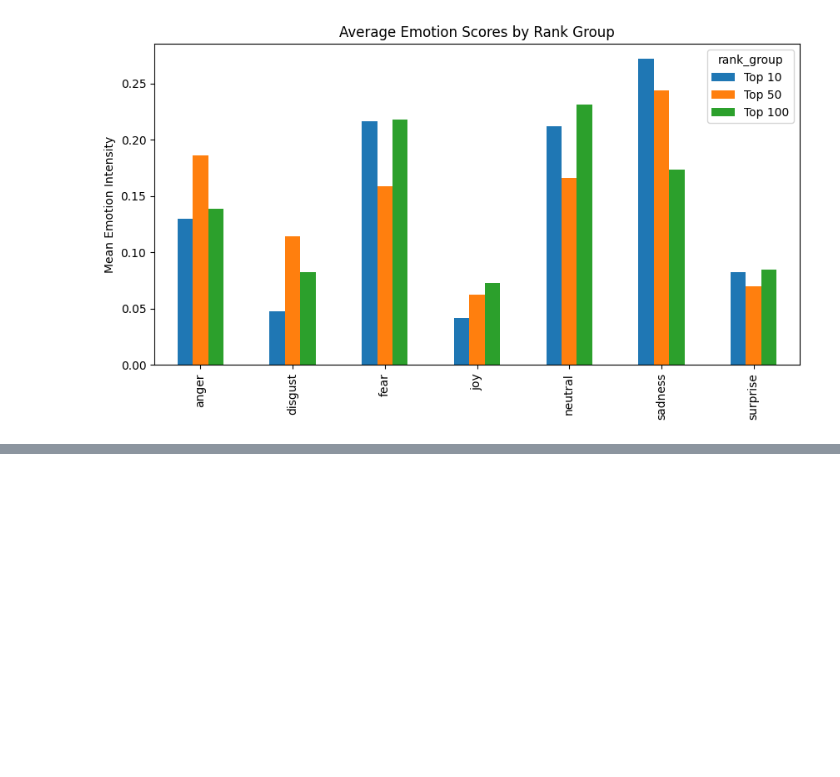
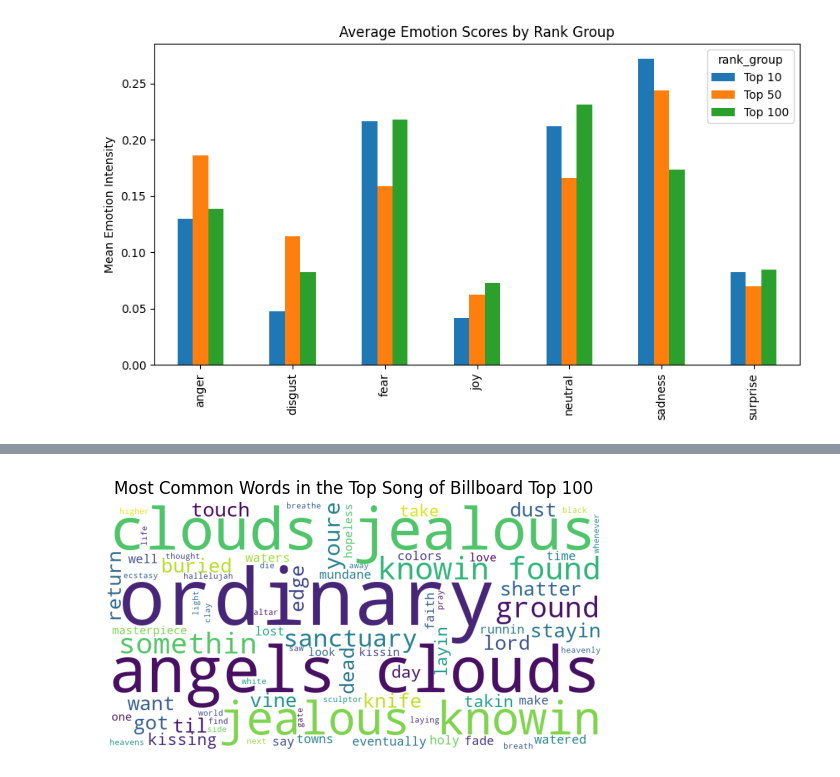
Before and after one commit to dumburger3/Lyric-Sentiment-Popularity, a Jupyter notebook: notebooks/2-data_clean_wrangle_EDA.ipynb, the cells around one changed output, grey strips where cells are left out. Drawn from its saved outputs; the diff is of its cells as text; code cells hidden in the pictures; blank space fills up the shorter version.

```diff
--- a/notebooks/2-data_clean_wrangle_EDA.ipynb
+++ b/notebooks/2-data_clean_wrangle_EDA.ipynb
@@ -336,3 +336,21 @@ plt.ylabel('Mean Emotion Intensity')
 plt.show()
 # %% [output]
 [figure]
+# %%
+import re
+import nltk
+from nltk.corpus import stopwords
+from better_profanity import profanity
+
+nltk.download('stopwords')
+stop_words = set(stopwords.words('english'))
+
+# Clean stop words and profanity
+def clean_stop_words(text):
+    text = re.sub(r'[^a-zA-Z\s]', '', str(text))  # remove punctuation/numbers (anything not a letter or space)
+    text = text.lower()
+    words = [w for w in text.split() if w not in stop_words and not profanity.contains_profanity(w) and len(w) > 2]
+    return words
+
+df['important_words'] = df['lyrics'].apply(clean_stop_words)
+df[['title', 'important_words']].head()
@@ -338,0 +396,12 @@ plt.show()
+# %%
+from wordcloud import WordCloud
+
+number_1_song_words = ' '.join(df['important_words'][0])
+wc2 = WordCloud(width=800, height=400, background_color='white').generate(number_1_song_words)
+
+plt.imshow(wc2)
+plt.axis('off') # removes x/y axes
+plt.title('Most Common Words in the Top Song of Billboard Top 100')
+plt.show()
+# %% [output]
+[figure, added]
```
Also changed, not shown: parts of 5 cells of this notebook.
